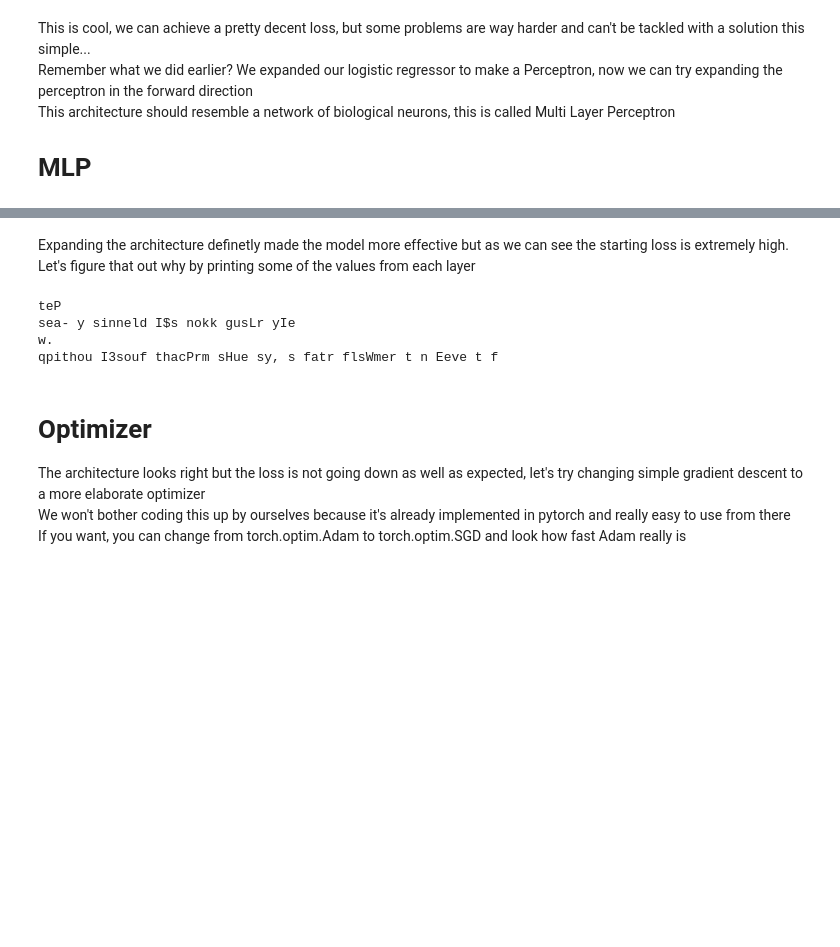
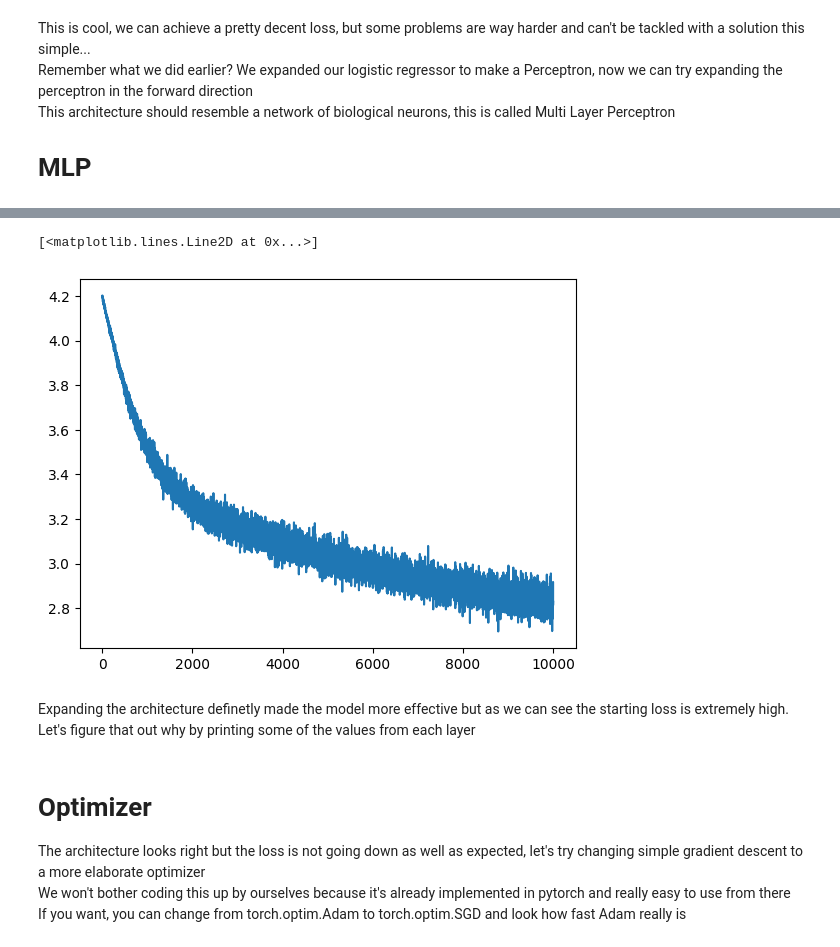
Before and after one commit to LucaM185/GPTs-from-scratch, a Jupyter notebook: 3 - Perceptron for Text.ipynb, the cells around one changed output, grey strips where cells are left out. Cells and saved outputs as stored; diff of their text form; code cells hidden in the pictures; blank space fills up the shorter version.

```diff
--- a/3 - Perceptron for Text.ipynb
+++ b/3 - Perceptron for Text.ipynb
@@ -131,21 +161,11 @@ for epoch in range(epochs):
+# %%
+plt.plot(lossi)
+# %% [output]
+[<matplotlib.lines.Line2D at 0x...>]
+[figure, added]
 # %% [markdown]
 Expanding the architecture definetly made the model more effective but as we can see the starting loss is extremely high. <br>
 Let's figure that out why by printing some of the values from each layer
-# %%
-string = "The meaning of life is: \n"
-
-with torch.no_grad():
-    for _ in range(100):
-        X = F.one_hot(torch.tensor(texttoint[string[-1]]), vocab_size).float()
-        h1 = F.gelu(X @ w1 + b1)
-        pred = h1 @ w2 + b2
-        string += inttotext[torch.multinomial(F.softmax(pred, dim=0), 1).item()]
-        print(string[-1], end="")
-# %% [output]
-teP
-sea- y sinneld I$s nokk gusLr yIe
-w.
-qpithou I3souf thacPrm sHue sy, s fatr flsWmer t n Eeve t f
 # %% [markdown]
 # Optimizer
 
```
Also changed, not shown: parts of 9 cells of this notebook, 4 other files.
